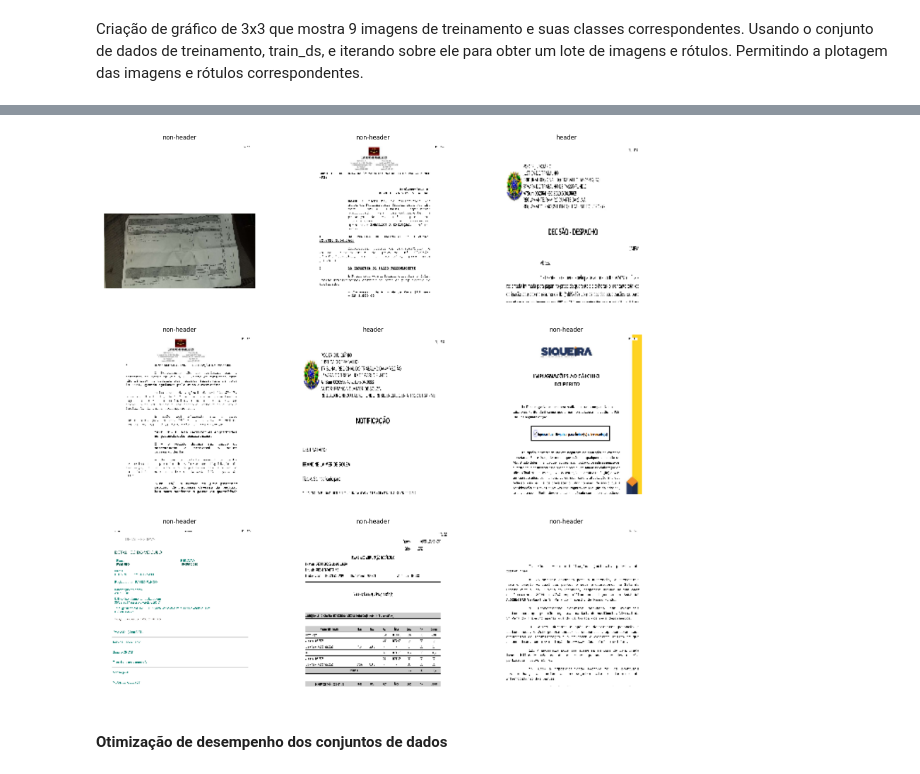
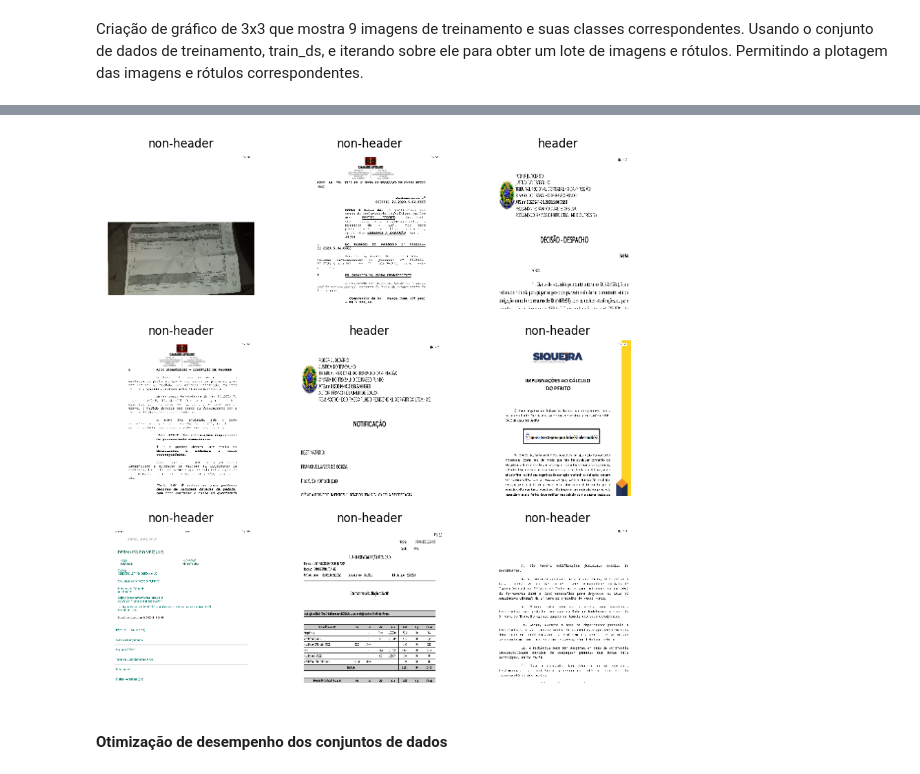
Before and after one commit to Davi-Ga/machine-learning, a Jupyter notebook: model.ipynb, the cells around one changed output, grey strips where cells are left out. Drawn from its saved outputs; the diff is of its cells as text; code cells hidden in the pictures.

```diff
--- a/model.ipynb
+++ b/model.ipynb
@@ -6,13 +6,12 @@ from tensorflow import keras
 import numpy as np
 from keras.models import Sequential
 from keras import layers, Input
-from keras.preprocessing.image import load_img, img_to_array
 
 
 AUTOTUNE = tf.data.AUTOTUNE
 
 batch_size = 32
-img_height = 180
-img_width = 180
+img_height = 230
+img_width = 230
 data_dir='data/cuted/'
 # %% [output]
@@ -66,7 +65,7 @@ Criação de gráfico de 3x3 que mostra 9 imagens de treinamento e suas classes
 # %%
 import matplotlib.pyplot as plt
 i=0
-plt.figure(figsize=(20, 20))
+plt.figure(figsize=(10, 10))
 for images, labels in train_ds.take(1):
   for i in range(9):
     ax = plt.subplot(3, 3, i + 1)
@@ -78,4 +77,4 @@ for images, labels in train_ds.take(1):
-[figure, old version]
+[figure, new version]
 # %% [markdown]
 #### Otimização de desempenho dos conjuntos de dados
 # %% [markdown]
```
Also changed, not shown: parts of 16 cells of this notebook, 1 other file.
